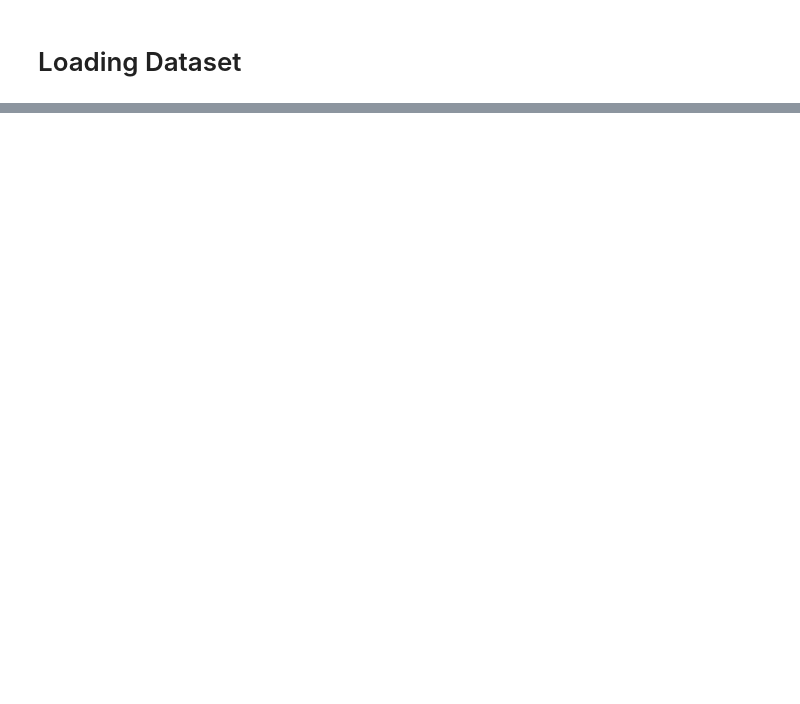
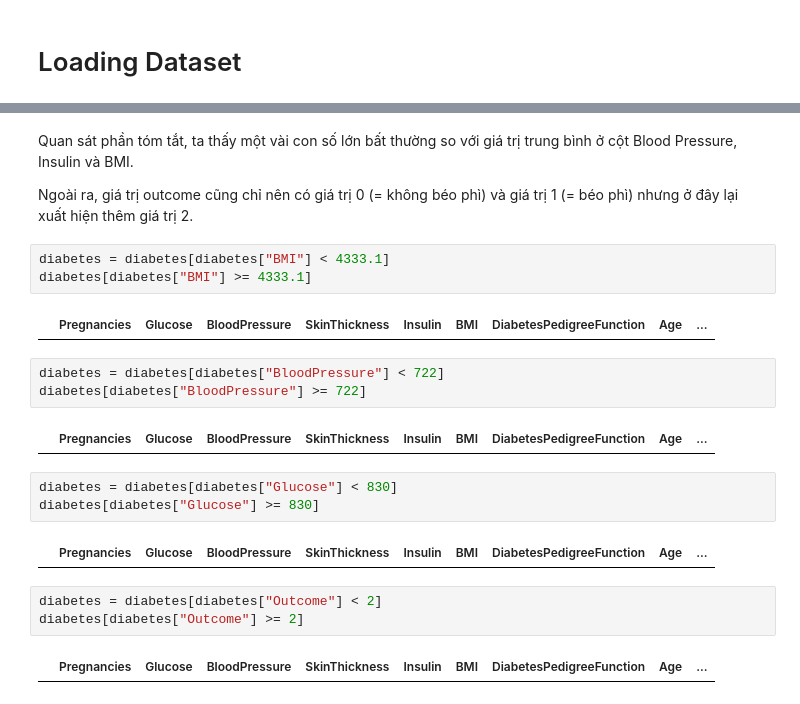
Before and after one commit to TaiDepZai999-uit-aic/CS115, a Jupyter notebook: random_forest.ipynb, the cells around one changed output, grey strips where cells are left out. Cells and saved outputs as stored; diff of their text form; blank space fills up the shorter version.

```diff
--- a/random_forest.ipynb
+++ b/random_forest.ipynb
@@ -133,0 +49,24 @@ plt.show()
+# %% [markdown]
+Quan sát phần tóm tắt, ta thấy một vài con số lớn bất thường so với giá trị trung bình ở cột Blood Pressure, Insulin và BMI.
+
+Ngoài ra, giá trị outcome cũng chỉ nên có giá trị 0 (= không béo phì) và giá trị 1 (= béo phì) nhưng ở đây lại xuất hiện thêm giá trị 2.
+# %%
+diabetes = diabetes[diabetes["BMI"] < 4333.1]
+diabetes[diabetes["BMI"] >= 4333.1]
+# %% [output]
+|  | Pregnancies | Glucose | BloodPressure | SkinThickness | Insulin | BMI | DiabetesPedigreeFunction | Age | ... |
+# %%
+diabetes = diabetes[diabetes["BloodPressure"] < 722]
+diabetes[diabetes["BloodPressure"] >= 722]
+# %% [output]
+|  | Pregnancies | Glucose | BloodPressure | SkinThickness | Insulin | BMI | DiabetesPedigreeFunction | Age | ... |
+# %%
+diabetes = diabetes[diabetes["Glucose"] < 830]
+diabetes[diabetes["Glucose"] >= 830]
+# %% [output]
+|  | Pregnancies | Glucose | BloodPressure | SkinThickness | Insulin | BMI | DiabetesPedigreeFunction | Age | ... |
+# %%
+diabetes = diabetes[diabetes["Outcome"] < 2]
+diabetes[diabetes["Outcome"] >= 2]
+# %% [output]
+|  | Pregnancies | Glucose | BloodPressure | SkinThickness | Insulin | BMI | DiabetesPedigreeFunction | Age | ... |
```
Also changed, not shown: parts of 54 cells of this notebook.
